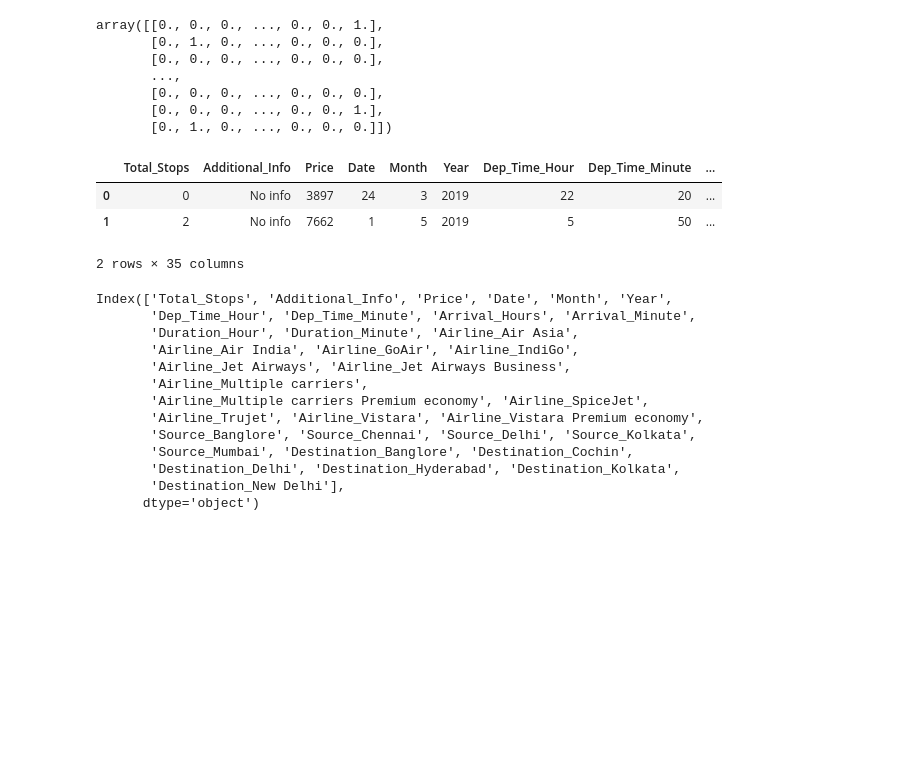
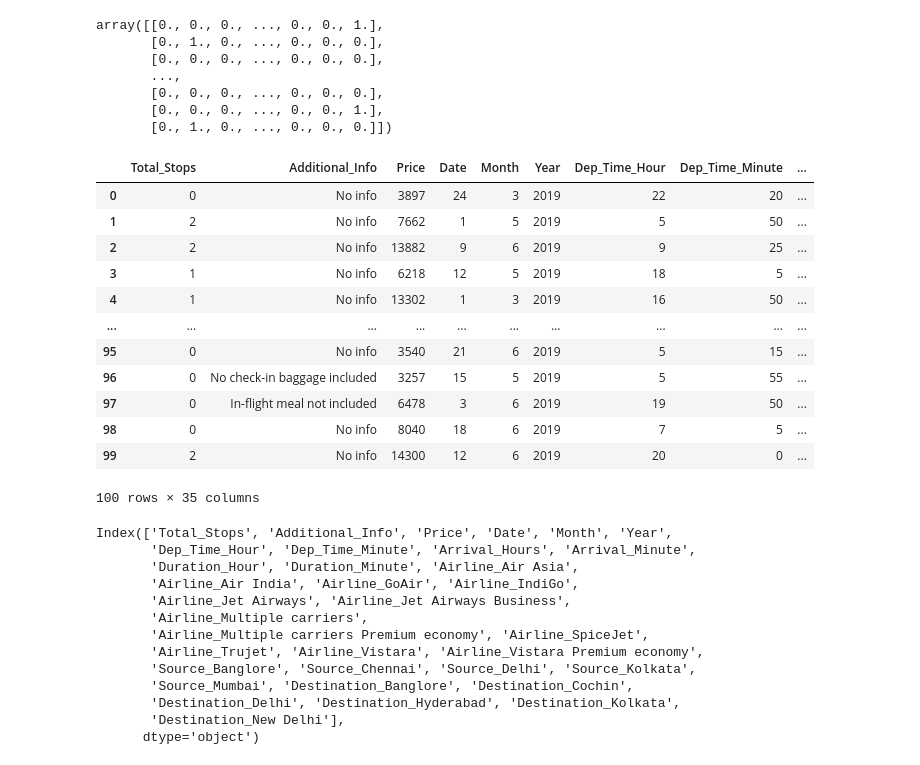
Before and after one commit to piyush8358/Datascience, a Jupyter notebook: EDA/ed4.ipynb, the cells around one changed output. Cells and saved outputs as stored; diff of their text form; code cells hidden in the pictures; blank space fills up the shorter version.

```diff
--- a/EDA/ed4.ipynb
+++ b/EDA/ed4.ipynb
@@ -262,12 +262,21 @@ df=pd.concat([df,df_new],axis=1)
 # %%
 df.drop(['Airline','Source','Destination'],axis=1,inplace=True)
 # %%
-df.head(2)
+df.head(100)
 # %% [output]
 |  | Total_Stops | Additional_Info | Price | Date | Month | Year | Dep_Time_Hour | Dep_Time_Minute | ... |
 | 0 | 0 | No info | 3897 | 24 | 3 | 2019 | 22 | 20 | ... |
 | 1 | 2 | No info | 7662 | 1 | 5 | 2019 | 5 | 50 | ... |
+| 2 | 2 | No info | 13882 | 9 | 6 | 2019 | 9 | 25 | ... |
+| 3 | 1 | No info | 6218 | 12 | 5 | 2019 | 18 | 5 | ... |
+| 4 | 1 | No info | 13302 | 1 | 3 | 2019 | 16 | 50 | ... |
+| ... | ... | ... | ... | ... | ... | ... | ... | ... | ... |
+| 95 | 0 | No info | 3540 | 21 | 6 | 2019 | 5 | 15 | ... |
+| 96 | 0 | No check-in baggage included | 3257 | 15 | 5 | 2019 | 5 | 55 | ... |
+| 97 | 0 | In-flight meal not included | 6478 | 3 | 6 | 2019 | 19 | 50 | ... |
+| 98 | 0 | No info | 8040 | 18 | 6 | 2019 | 7 | 5 | ... |
+| 99 | 2 | No info | 14300 | 12 | 6 | 2019 | 20 | 0 | ... |
-2 rows × 35 columns
+100 rows × 35 columns
 # %%
 df.columns
 # %% [output]
```
Also changed, not shown: parts of 1 cell of this notebook, 1 other file.
